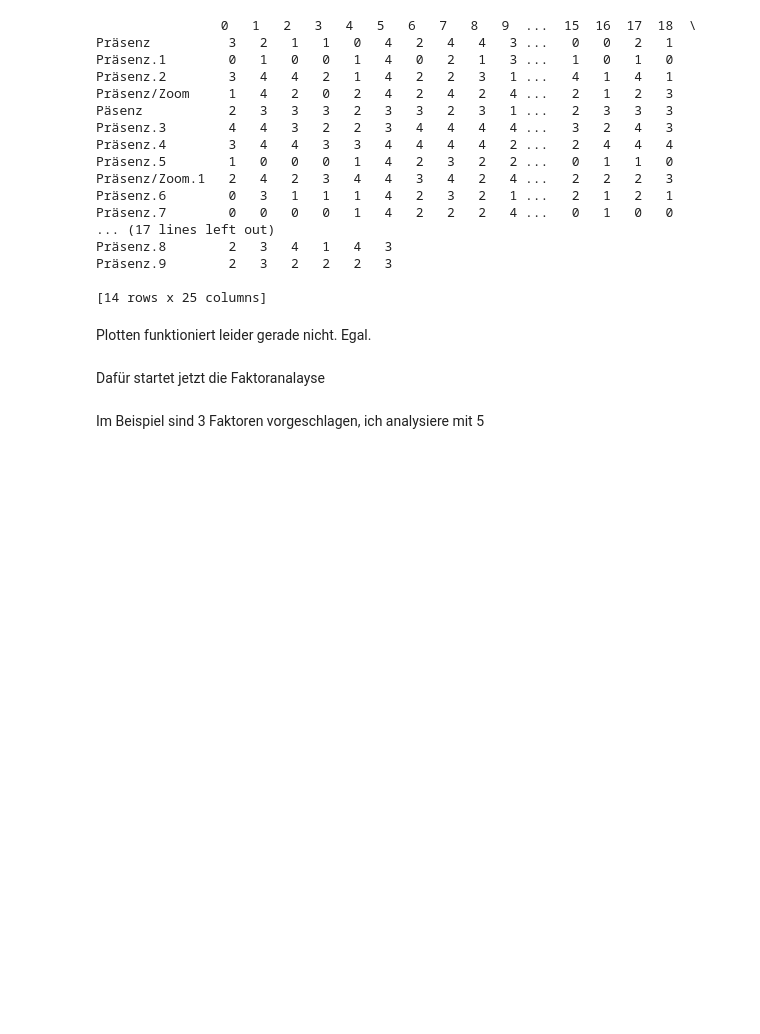
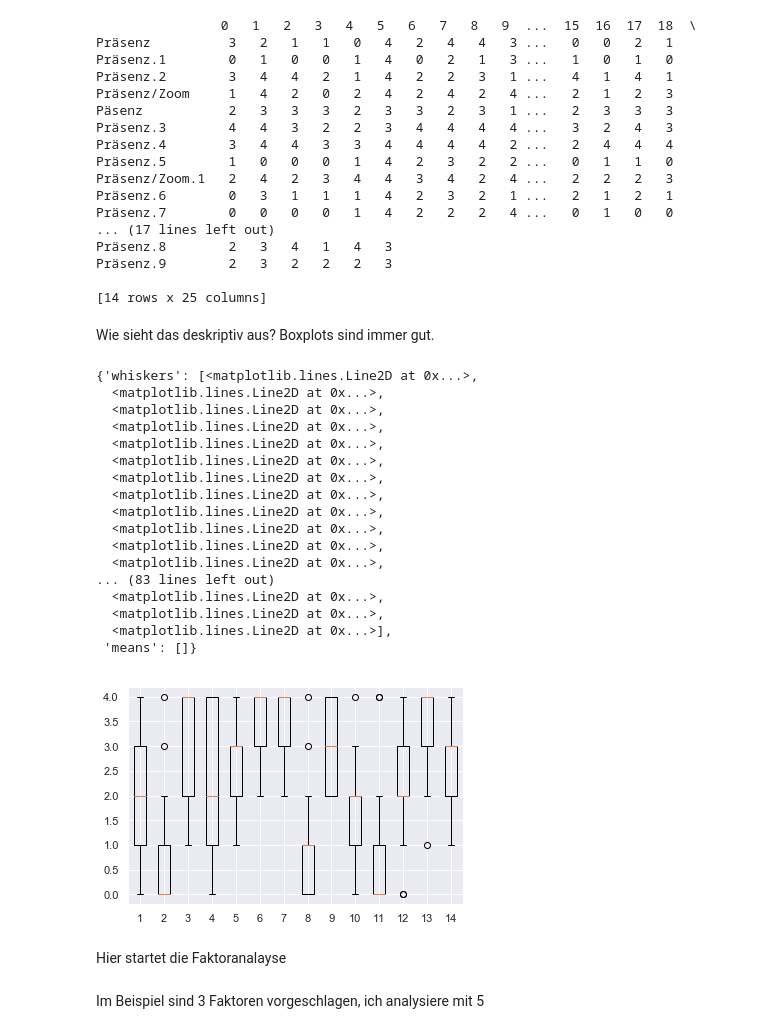
Before and after one commit to abresges/RTOP, a Jupyter notebook: Faktor-Analyse.ipynb, the cells around one changed output. Cells and saved outputs as stored; diff of their text form; code cells hidden in the pictures; blank space fills up the shorter version.

```diff
--- a/Faktor-Analyse.ipynb
+++ b/Faktor-Analyse.ipynb
@@ -82,12 +82,31 @@ Präsenz.8        2   3   4   1   4   3
 Präsenz.9        2   3   2   2   2   3
 
 [14 rows x 25 columns]
-# %% [markdown]
-Plotten funktioniert leider gerade nicht. Egal.
+# %% [markdown]
+Wie sieht das deskriptiv aus? Boxplots sind immer gut.
 # %%
-#plt.boxplot(pre)
+plt.boxplot(pre)
+# %% [output]
+{'whiskers': [<matplotlib.lines.Line2D at 0x...>,
+  <matplotlib.lines.Line2D at 0x...>,
+  <matplotlib.lines.Line2D at 0x...>,
+  <matplotlib.lines.Line2D at 0x...>,
+  <matplotlib.lines.Line2D at 0x...>,
+  <matplotlib.lines.Line2D at 0x...>,
+  <matplotlib.lines.Line2D at 0x...>,
+  <matplotlib.lines.Line2D at 0x...>,
+  <matplotlib.lines.Line2D at 0x...>,
+  <matplotlib.lines.Line2D at 0x...>,
+  <matplotlib.lines.Line2D at 0x...>,
+  <matplotlib.lines.Line2D at 0x...>,
+... (83 lines left out)
+  <matplotlib.lines.Line2D at 0x...>,
+  <matplotlib.lines.Line2D at 0x...>,
+  <matplotlib.lines.Line2D at 0x...>],
+ 'means': []}
+[figure, added]
 # %% [markdown]
-Dafür startet jetzt die Faktoranalayse
+Hier startet die Faktoranalayse
 # %%
 fa = FactorAnalyzer()
 # %% [markdown]
```
Also changed, not shown: parts of 1 cell of this notebook.
